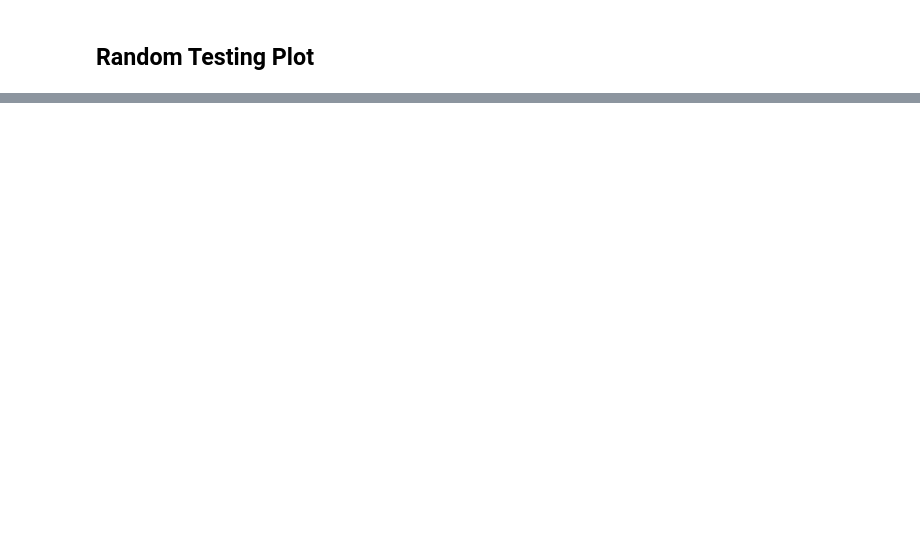
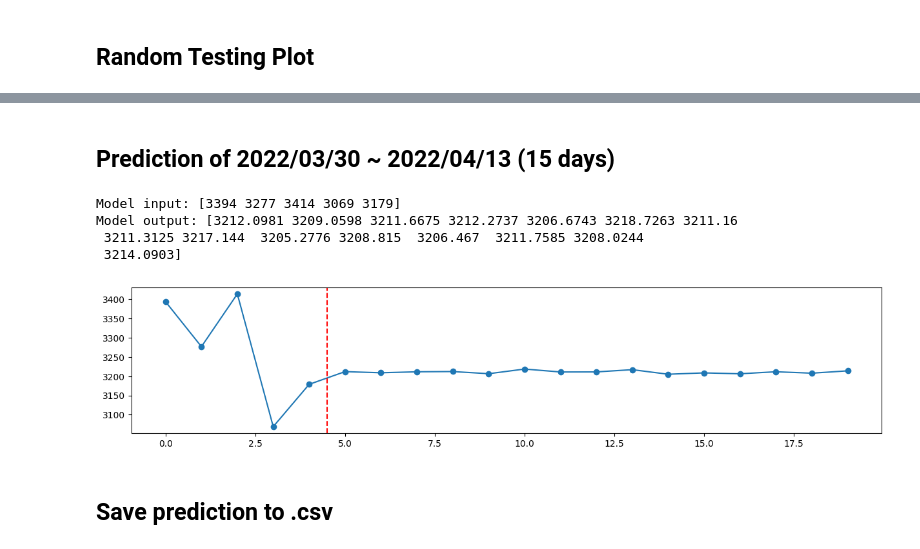
Before and after one commit to curry0622/DSAI-HW-2022, a Jupyter notebook: HW1/Time_Series_Prediction_with_LSTM_Using_PyTorch.ipynb, the cells around one changed output, grey strips where cells are left out. Cells and saved outputs as stored; diff of their text form; code cells hidden in the pictures; blank space fills up the shorter version.

Commit message:
feat: output csv

```diff
--- a/HW1/Time_Series_Prediction_with_LSTM_Using_PyTorch.ipynb
+++ b/HW1/Time_Series_Prediction_with_LSTM_Using_PyTorch.ipynb
@@ -225,0 +232,34 @@ plt.legend()
+# %% [markdown]
+## Prediction of  2022/03/30 ~ 2022/04/13 (15 days)
+# %%
+real_data = sc.fit_transform(np.array(training_set[-seq_length:]))
+real_data = Variable(torch.Tensor(real_data))
+real_data = torch.unsqueeze(real_data, 0)
+
+lstm.eval()
+pred_data = lstm(real_data)
+pred_data = sc.inverse_transform(np.expand_dims(
+  torch.squeeze(pred_data, 0).data.numpy(),
+  axis=0
+)).flatten()
+
+plt_data = np.concatenate((
+  training_set[-seq_length:].flatten(),
+  pred_data
+))
+plt.plot(
+  plt_data,
+  marker='o'
+)
+plt.axvline(x=seq_length-0.5, c='r', linestyle='--')
+
+print('Model input:', training_set[-seq_length:].flatten())
+print('Model output:', pred_data)
+# %% [output]
+Model input: [3394 3277 3414 3069 3179]
+Model output: [3212.0981 3209.0598 3211.6675 3212.2737 3206.6743 3218.7263 3211.16
+ 3211.3125 3217.144  3205.2776 3208.815  3206.467  3211.7585 3208.0244
+ 3214.0903]
+[figure, added]
+# %% [markdown]
+## Save prediction to .csv
```
Also changed, not shown: parts of 6 cells of this notebook.
